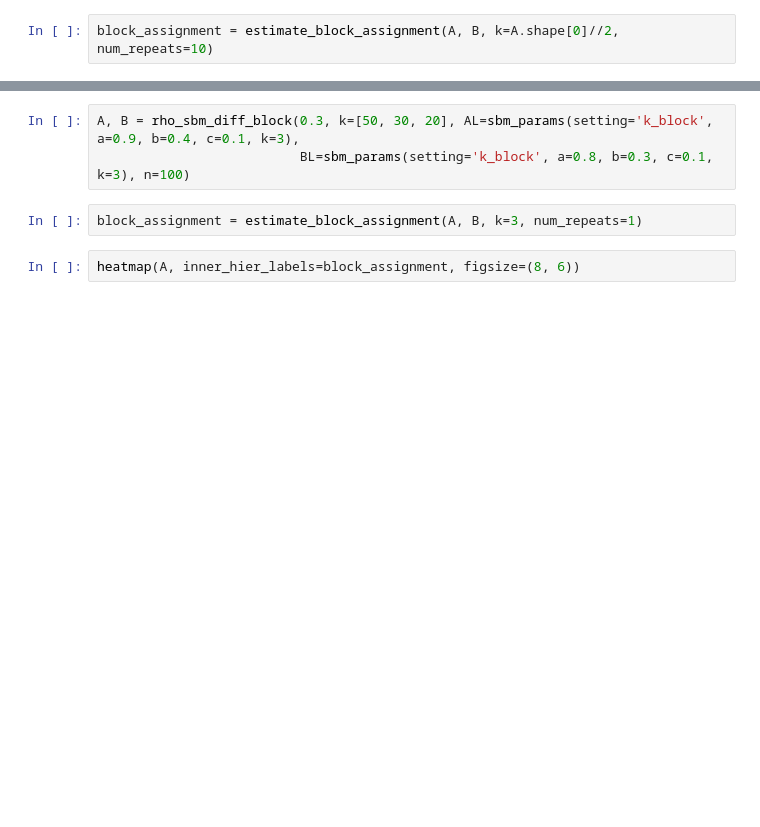
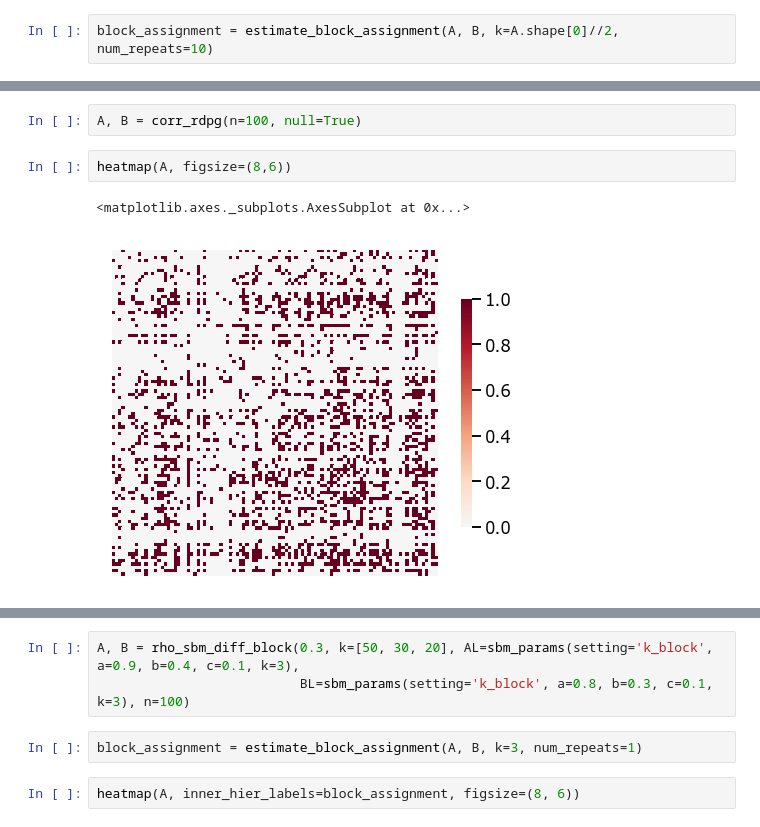
Before and after one commit to junhaobearxiong/graph_independence_test, a Jupyter notebook: notebooks/2019-04-17_permute_vertex_rdpg.ipynb, the cells around one changed output, grey strips where cells are left out. Drawn from its saved outputs; the diff is of its cells as text; blank space fills up the shorter version.

```diff
--- a/notebooks/2019-04-17_permute_vertex_rdpg.ipynb
+++ b/notebooks/2019-04-17_permute_vertex_rdpg.ipynb
@@ -79,0 +83,7 @@ heatmap(block_permute_vertex(A, block_assignment), inner_hier_labels=np.sort(blo
+# %%
+A, B = corr_rdpg(n=100, null=True)
+# %%
+heatmap(A, figsize=(8,6))
+# %% [output]
+<matplotlib.axes._subplots.AxesSubplot at 0x...>
+[figure, added]
```
Also changed, not shown: parts of 22 cells of this notebook, 1 other file.
